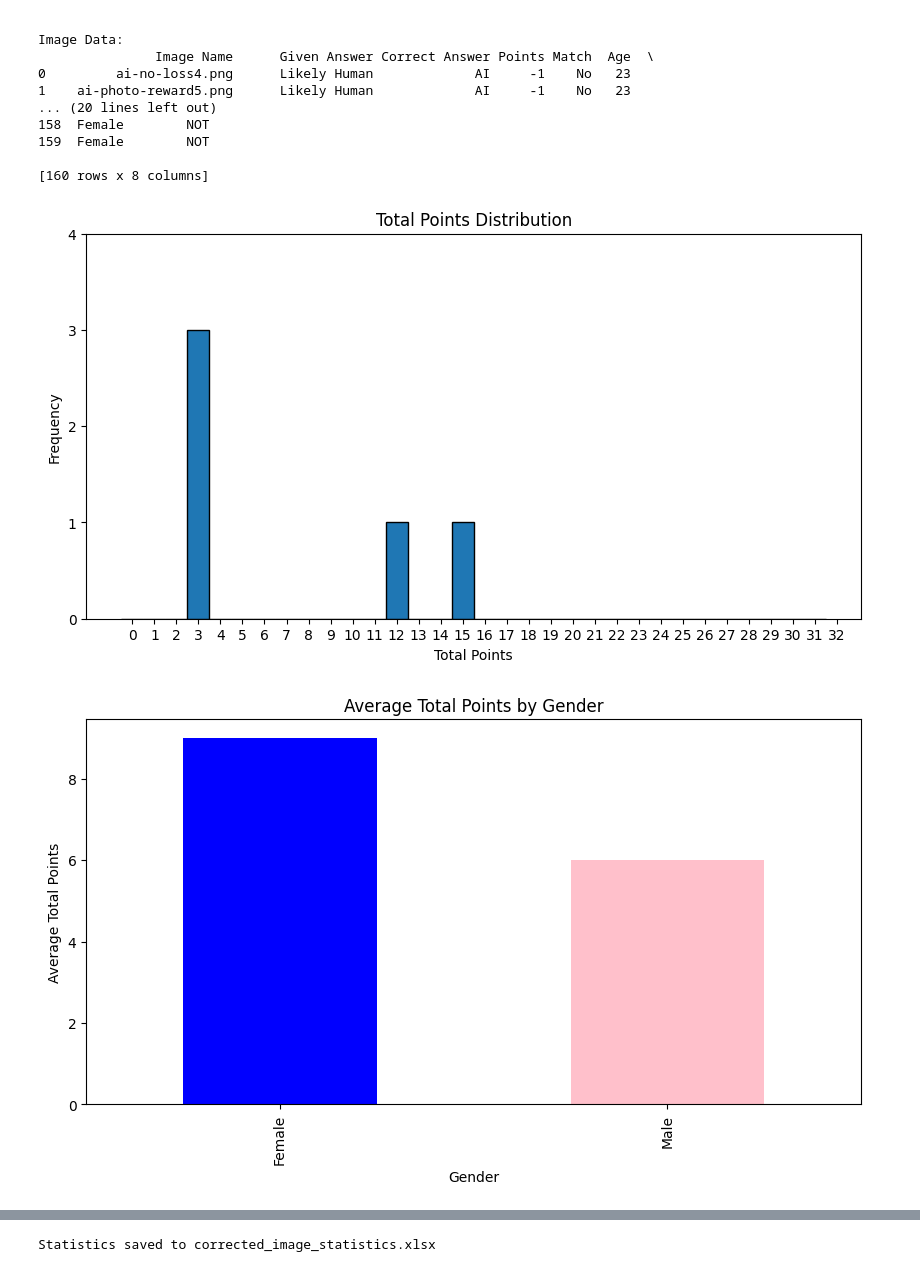
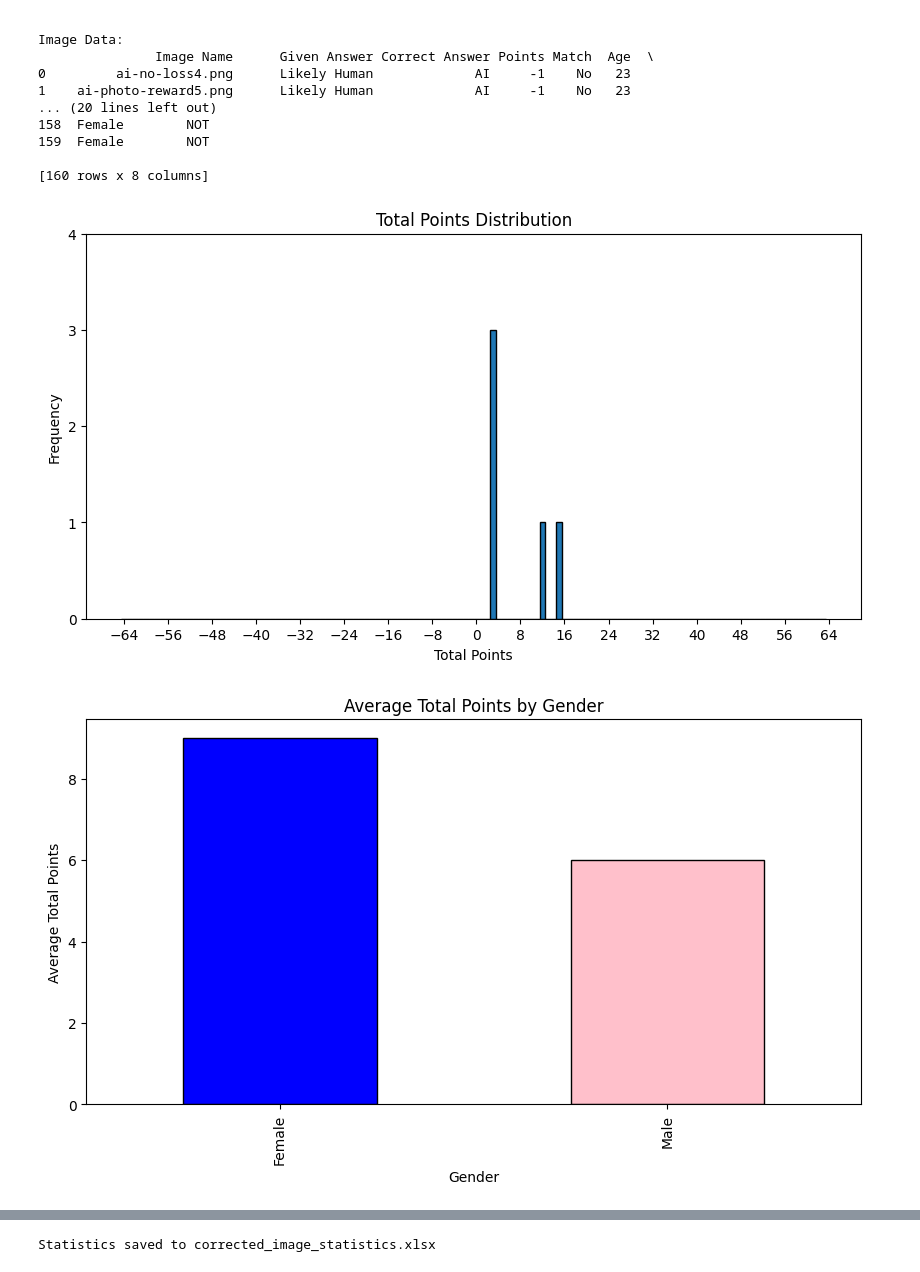
Before and after one commit to fatihmutluu/CS449-Project, a Jupyter notebook: plot_datas.ipynb, the cells around one changed output, grey strips where cells are left out. Drawn from its saved outputs; the diff is of its cells as text; code cells hidden in the pictures.

Commit message:
some graph updates

```diff
--- a/plot_datas.ipynb
+++ b/plot_datas.ipynb
@@ -101,29 +101,29 @@ Image Data:
 [160 rows x 8 columns]
 # %%
 # Create bins with edges that ensure the bars are centered around their values
-bins = [i - 0.5 for i in range(33)]
+bins = [i - 0.5 for i in range(-64, 65)]
 
 plt.figure(figsize=(10, 5))
 plt.hist(df_users["Total Points"], bins=bins, edgecolor="black", align="mid")
 plt.title("Total Points Distribution")
 plt.xlabel("Total Points")
 plt.ylabel("Frequency")
-plt.xticks(range(33))  # Set x-ticks to match the center of each bin
+plt.xticks(range(-64, 65, 8))  # Set x-ticks to match the center of each bin
 
 # Adjust y-ticks
 plt.yticks(range(0, int(df_users["Total Points"].value_counts().max()) + 2))
 
 plt.show()
 # %% [output]
-[figure, old version]
+[figure, new version]
 # %%
 plt.figure(figsize=(10, 5))
-df_users.groupby("Gender")["Total Points"].mean().plot(kind="bar", color=["blue", "pink"])
+df_users.groupby("Gender")["Total Points"].mean().plot(kind="bar", color=["blue", "pink"], edgecolor="black")
 plt.title("Average Total Points by Gender")
 plt.xlabel("Gender")
 plt.ylabel("Average Total Points")
 plt.show()
 # %% [output]
-[figure, old version]
+[figure, new version]
 # %%
 plt.figure(figsize=(10, 5))
```
Also changed, not shown: parts of 4 cells of this notebook, 1 other file.
